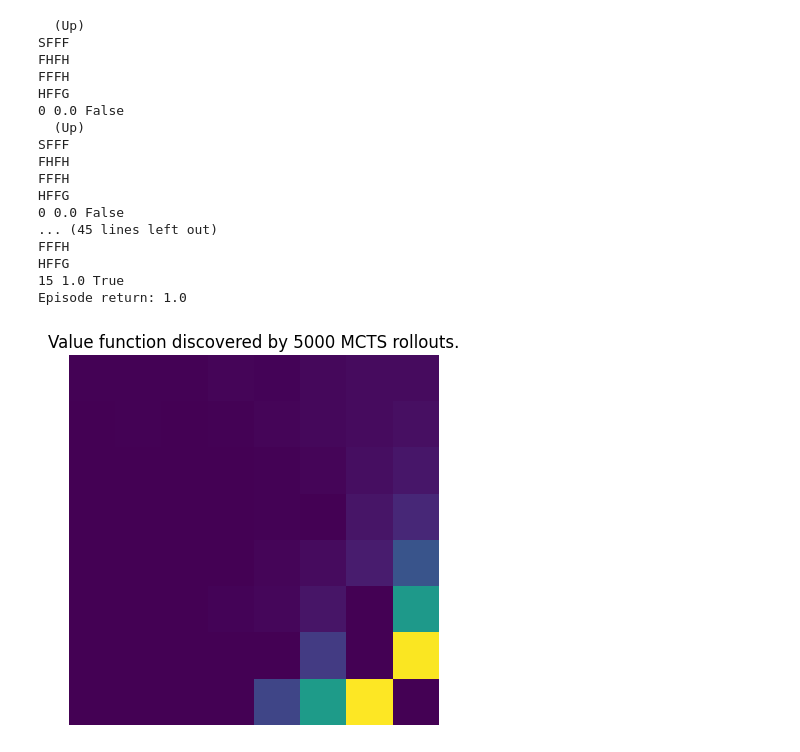
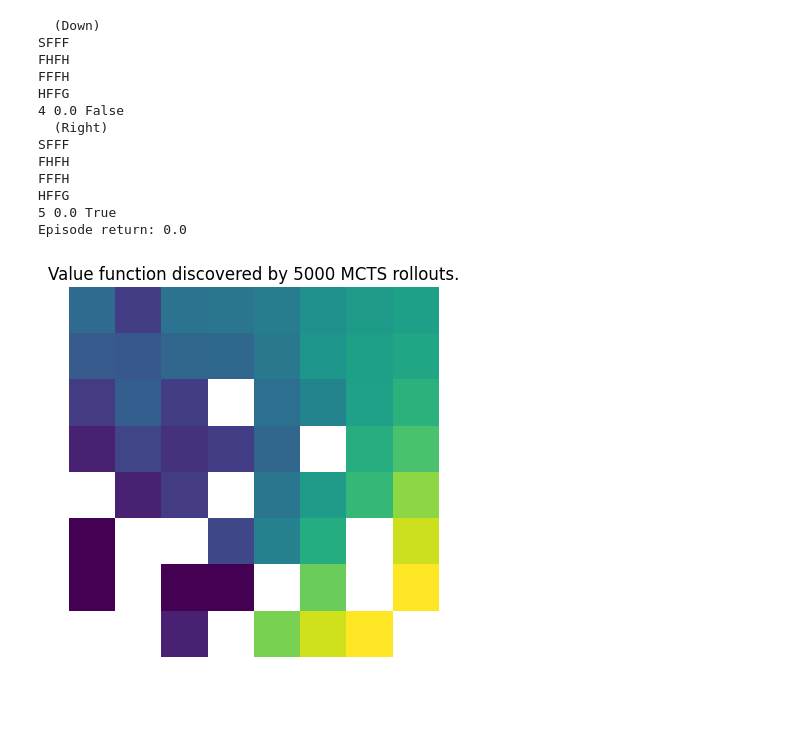
Before and after one commit to Lukeroberto/rl-refresher, a Jupyter notebook: mcts/mcts.ipynb, the cells around one changed output. Cells and saved outputs as stored; diff of their text form; code cells hidden in the pictures; blank space fills up the shorter version.

```diff
--- a/mcts/mcts.ipynb
+++ b/mcts/mcts.ipynb
@@ -12,7 +12,8 @@ class FrozenLakeModel:
         self.model = transitions
 
     def step(self, obs, action):
-        return self.model[obs][action][0]
+        _, next_obs, r, done =  self.model[obs][action][0]
+        return next_obs, r, done, _
 
     def actions(self, obs):
         return list(self.model[obs].keys())
@@ -40,10 +41,10 @@ class Node:
 class MCTS:
     def __init__(self, cur_state, model, hparams):
         self.cur_state = cur_state
-        self.model: FrozenLakeModel = model
+        self.model = model
         self.iters: int = hparams["iters"]
         self.discount = 0.99
-        self.sim_depth = 1000
+        self.sim_depth = hparams.get("sim_depth", 1000)
 
     def search(self):
         root = Node(self.cur_state)
@@ -54,6 +55,7 @@ class MCTS:
 
         return self._best_action(root), root
 
+    # "Most Robust Child" selection: http://www.incompleteideas.net/609%20dropbox/other%20readings%20and%20resources/MCTS-survey.pdf
     def _best_action(self, root):
         return max(root.children.values(), key = lambda child: child.visits).action
 
@@ -77,7 +79,7 @@ class MCTS:
         cum_reward = node.reward
         for _ in range(self.sim_depth):
             action = np.random.choice(self.model.actions(cur_node.state))
-            _, next_obs, r, done = self.model.step(cur_node.state, action)
+            next_obs, r, done, _ = self.model.step(cur_node.state, action)
 
             cum_reward += r
             if done:
@@ -105,7 +107,7 @@ class MCTS:
 
         action = np.random.choice(actions)
 
-        _, next_obs, r, done = self.model.step(node.state, action)
+        next_obs, r, done, _ = self.model.step(node.state, action)
 
         # Construct new node
         next_node = Node(next_obs, action)
@@ -154,36 +156,32 @@ while not done:
 
 print(f"Episode return: {ep_r}")
 # %% [output]
-  (Up)
+  (Down)
 SFFF
 FHFH
 FFFH
 HFFG
-0 0.0 False
-  (Up)
+4 0.0 False
+  (Right)
 SFFF
 FHFH
 FFFH
 HFFG
-0 0.0 False
-... (45 lines left out)
-FFFH
-HFFG
-15 1.0 True
-Episode return: 1.0
+5 0.0 True
+Episode return: 0.0
 # %%
 # MCTS estimated values in every state
 env = gym.make("FrozenLake-v1", map_name="8x8", is_slippery=False)
 model = FrozenLakeModel(env.P)
 nS = flatdim(env.observation_space)
 V = np.zeros(nS)
 for i in trange(env.observation_space.n):
     _, values = MCTS(i, model, {"iters": 5000}).search()
     V[i] = np.mean([child.value for child in values.children.values()])
 
-plt.imshow(V.reshape(int(np.sqrt(nS)), int(np.sqrt(nS))))
+plt.imshow(np.log(V.reshape(int(np.sqrt(nS)), int(np.sqrt(nS)))))
 plt.title("Value function discovered by 5000 MCTS rollouts.")
 plt.axis("off")
 plt.savefig("./frozen-lake/value-5000")
 # %% [output]
-[figure, old version]
+[figure, new version]
```
Also changed, not shown: parts of 4 cells of this notebook, 3 other files.
